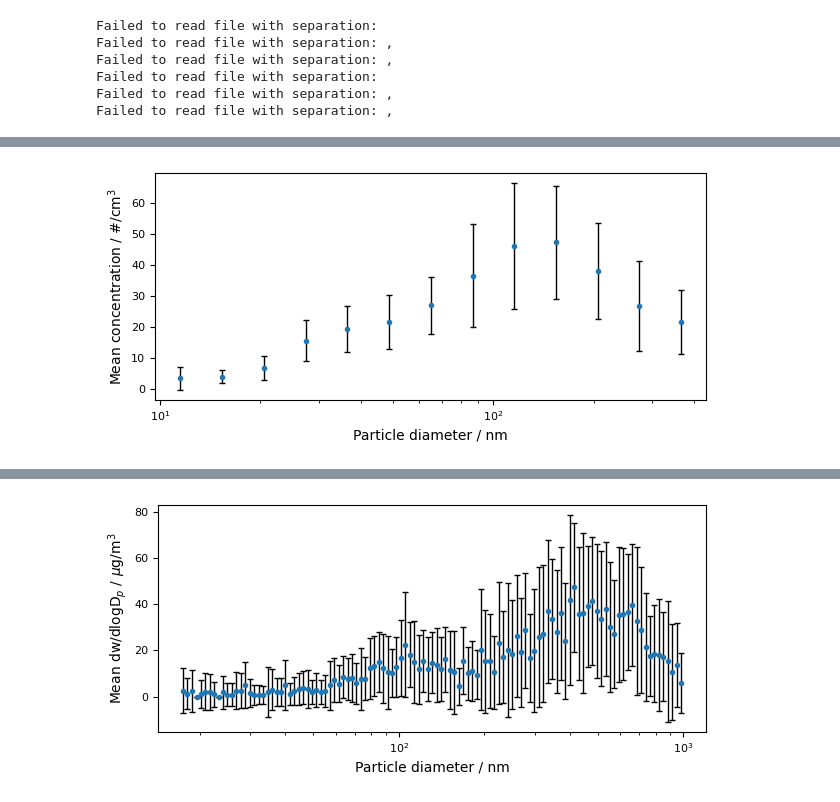
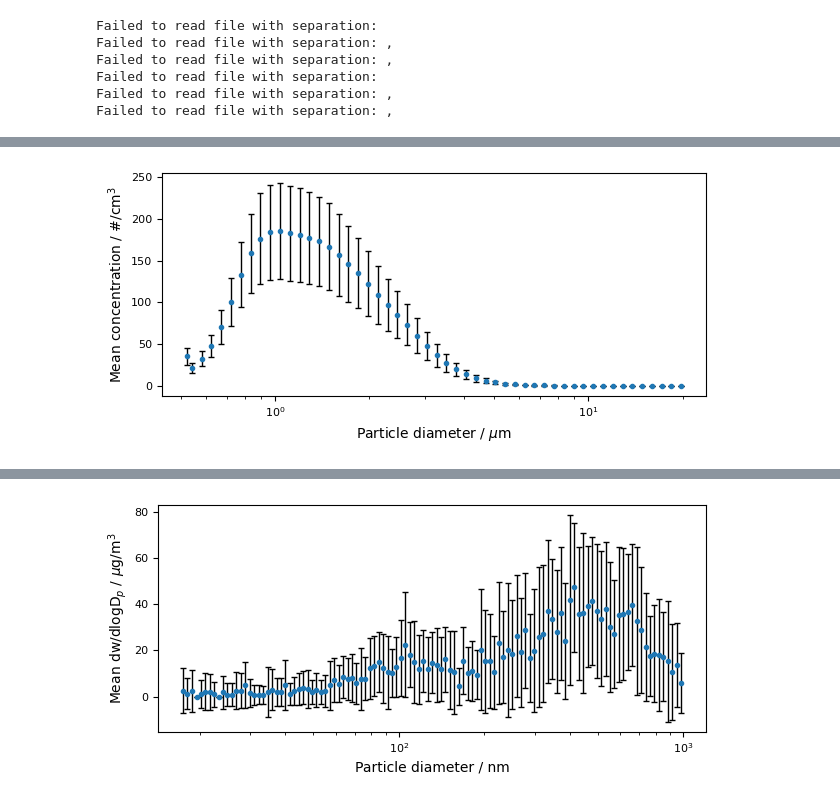
Before and after one commit to Normann25/Master-thesis, a Jupyter notebook: Lund Brake Wear/Exp1.ipynb, the cells around one changed output, grey strips where cells are left out. Saved outputs shown, nothing was run; the diff lists cells and outputs as text; code cells hidden in the pictures.

```diff
--- a/Lund Brake Wear/Exp1.ipynb
+++ b/Lund Brake Wear/Exp1.ipynb
@@ -28,3 +28,25 @@ Failed to read file with separation: ,
 colors = ['k', 'tab:blue', 'tab:orange', 'tab:green', 'red', 'tab:purple', 'tab:brown',
               'tab:pink', 'magenta', 'tab:olive', 'tab:cyan', 'navy', 'aquamarine', 'darkolivegreen',
               'darkred', 'darkmagenta', 'chocolate', 'gold']
+# %%
+timestamps_wBG = [['2024-10-16 09:50:00', '2024-10-16 12:50:00'],
+                  ['2024-10-16 14:30:00', '2024-10-16 16:30:00'],
+                  ['2024-10-17 09:30:00', '2024-10-17 13:00:00'],
+                  ['2024-10-17 14:10:00', '2024-10-17 15:30:00']]
+
+timestamps_exp1 = ['2024-10-16 10:26:00', '2024-10-16 12:26:00']
+timestamps_exp2 = ['2024-10-16 14:54:00', '2024-10-16 15:34:00']
+timestamps_exp3 = ['2024-10-17 10:00:00', '2024-10-17 12:00:00']
+timestamps_exp4 = ['2024-10-17 13:16:00', '2024-10-17 15:30:00']
+# %%
+OPS_dict_keys = ['Exp1', 'Exp2', 'Exp3', 'Exp4']
+
+for i, key in enumerate(OPS_dict_keys):
+    fig_name = 'OPS_total_' + key + '.png'
+
+    fig, axes = plt.subplots(2, 1, figsize = (6.3, 5))
+
+    OPS_single_timeseries(axes, OPS_APS[key], colors, timestamps_wBG[i])
+
+    fig.tight_layout()
+    fig.savefig(fig_name, dpi = 600)
@@ -66,16 +137,19 @@ plt.show()
 # %%
-bin_mean_diameter = []
-for key in SMPS['2024-10-16_NanoScan'].keys()[3:16]:
+timestamps = ['2024-10-16 14:54:00', '2024-10-16 15:34:00']
+
+APS_bins = OPS_APS['20241016_APS_2_exp'].keys()[4:56].to_list()
+bin_mean_diameter = [0.523]
+for key in OPS_APS['20241016_APS_2_exp'].keys()[5:56]:
     bin_mean_diameter.append(float(key))
-NanoScan_Bins = SMPS['2024-10-16_NanoScan'].keys()[3:16].to_list()
-NanoScan_ax_labels = ['Particle diameter / nm', 'Mean concentration / #/cm$^{3}$']
+
+APS_ax_labels = ['Particle diameter / $\mu$m', 'Mean concentration / #/cm$^{3}$']
 
 fig, ax = plt.subplots(figsize = (6.3, 3))
 
-plot_bin_mean(ax, timestamps, SMPS['2024-10-16_NanoScan'], NanoScan_Bins, 'Time', bin_mean_diameter, NanoScan_ax_labels)
+plot_bin_mean(ax, timestamps, OPS_APS['20241016_APS_2_exp'], APS_bins, 'Time', bin_mean_diameter, APS_ax_labels)
 
 fig.tight_layout()
-fig.savefig('NanoScan_mean_exp1.png', dpi = 600)
+fig.savefig('APS_mean_exp2.png', dpi = 600)
 plt.show()
 # %% [output]
-[figure, old version]
+[figure, new version]
```
Also changed, not shown: parts of 9 cells of this notebook, 9 other files.
